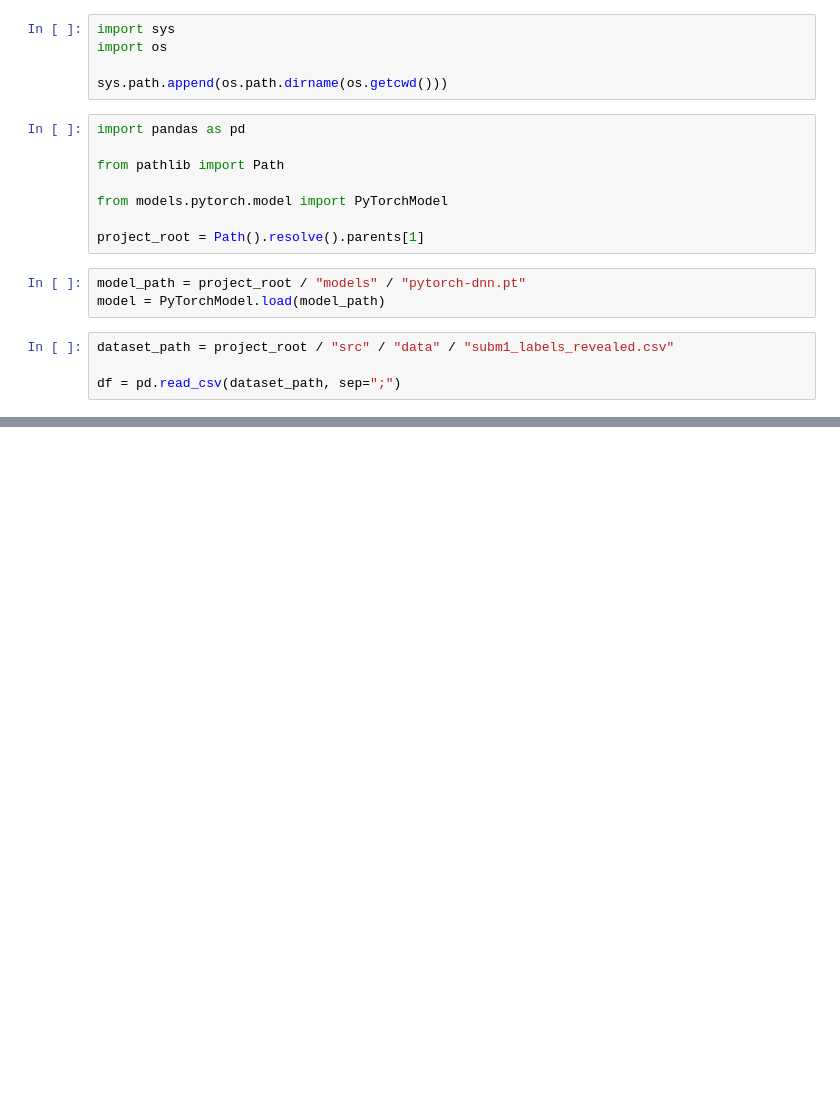
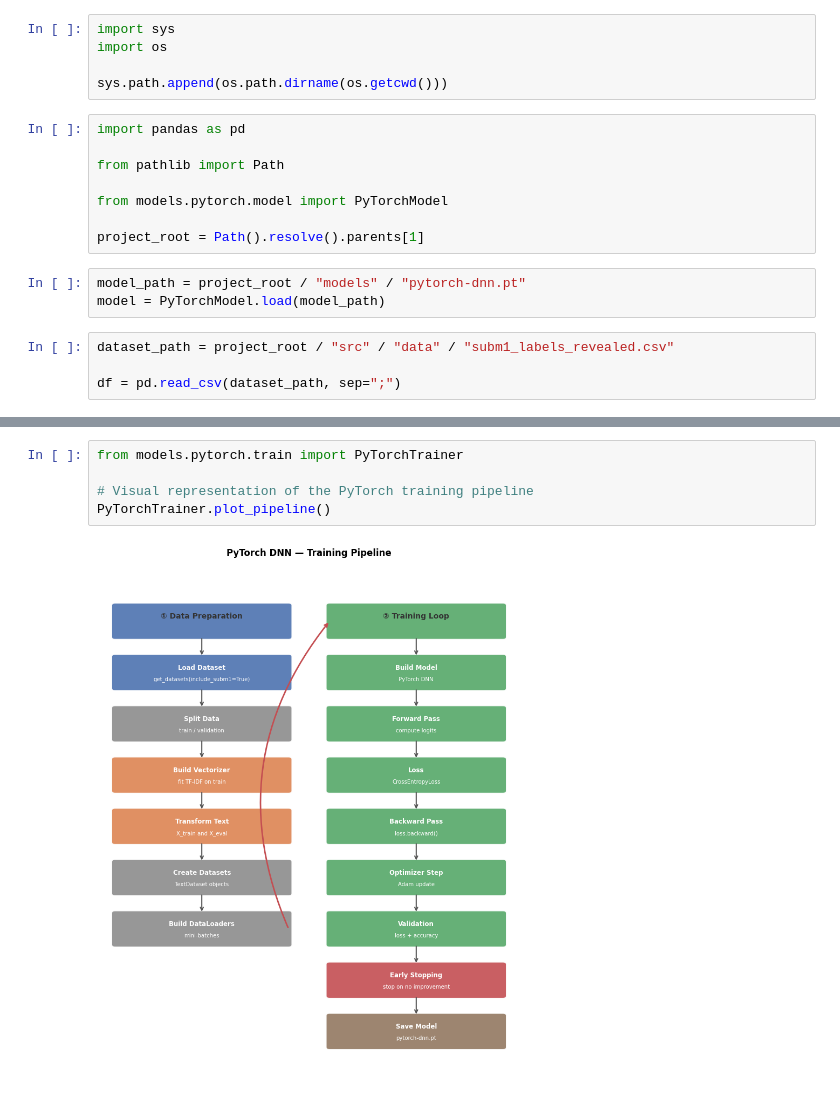
Before and after one commit to MIA-CDFR/AP, a Jupyter notebook: src/models/subm-g8-MIA-pytorch-dnn.ipynb, the cells around one changed output, grey strips where cells are left out. Drawn from its saved outputs; the diff is of its cells as text; blank space fills up the shorter version.

```diff
--- a/src/models/subm-g8-MIA-pytorch-dnn.ipynb
+++ b/src/models/subm-g8-MIA-pytorch-dnn.ipynb
@@ -40,0 +95,7 @@ plt.show()
+# %%
+from models.pytorch.train import PyTorchTrainer
+
+# Visual representation of the PyTorch training pipeline
+PyTorchTrainer.plot_pipeline()
+# %% [output]
+[figure, added]
```
Also changed, not shown: parts of 3 cells of this notebook, 11 other files.
